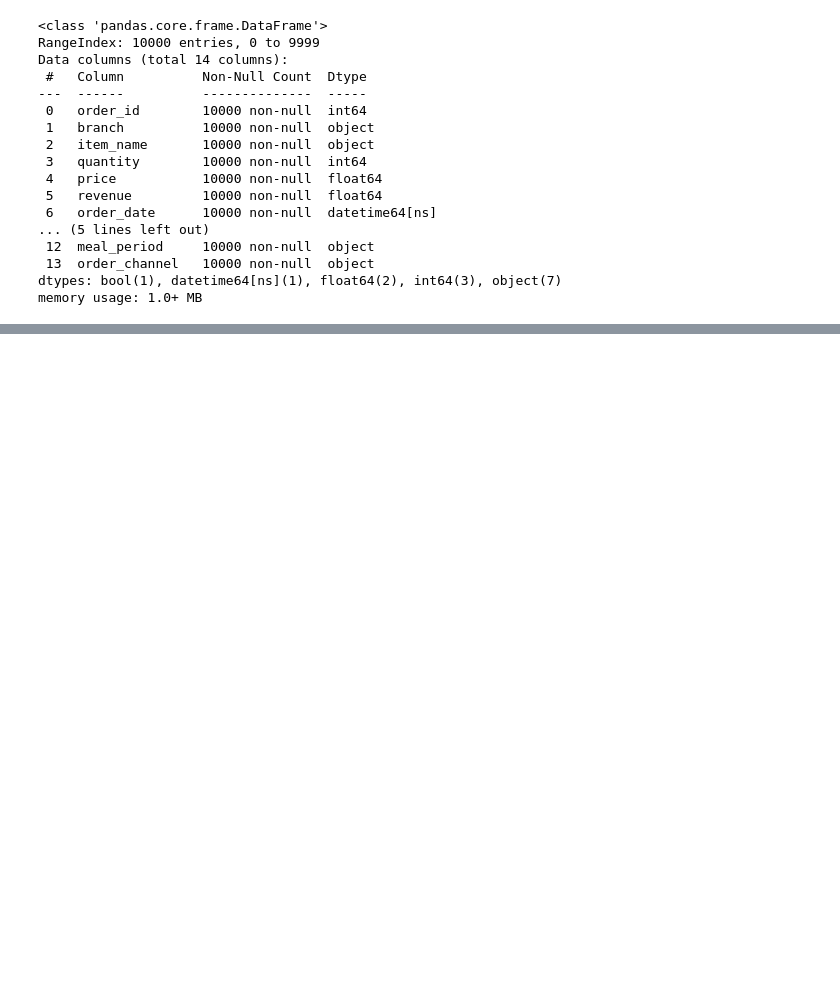
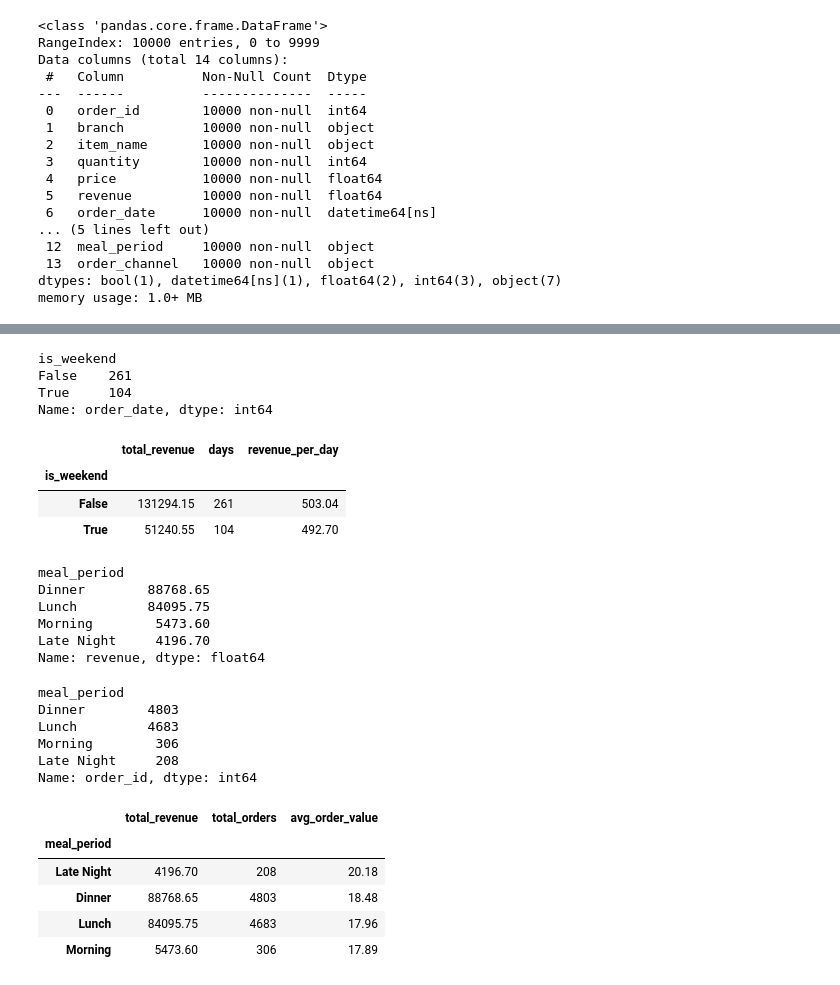
Before and after one commit to Rahmath007/yo-sushi-operations-analytics, a Jupyter notebook: notebooks/sales_analysis.ipynb, the cells around one changed output, grey strips where cells are left out. Drawn from its saved outputs; the diff is of its cells as text; code cells hidden in the pictures; blank space fills up the shorter version.

```diff
--- a/notebooks/sales_analysis.ipynb
+++ b/notebooks/sales_analysis.ipynb
@@ -128,0 +154,77 @@ Name: quantity, dtype: int64
+# %%
+sales_data.groupby("is_weekend")["order_date"].nunique()
+# %% [output]
+is_weekend
+False    261
+True     104
+Name: order_date, dtype: int64
+# %%
+weekend_analysis = (
+    sales_data.groupby("is_weekend")
+    .agg(
+        total_revenue=("revenue", "sum"),
+        days=("order_date", "nunique")
+    )
+)
+
+weekend_analysis["revenue_per_day"] = (
+    weekend_analysis["total_revenue"]
+    / weekend_analysis["days"]
+).round(2)
+
+weekend_analysis
+# %% [output]
+|  | total_revenue | days | revenue_per_day |
+| is_weekend |  |  |  |
+| False | 131294.15 | 261 | 503.04 |
+| True | 51240.55 | 104 | 492.70 |
+# %%
+meal_period_revenue = (
+    sales_data.groupby("meal_period")["revenue"]
+    .sum()
+    .round(2)
+    .sort_values(ascending=False)
+)
+
+print(meal_period_revenue)
+# %% [output]
+meal_period
+Dinner        88768.65
+Lunch         84095.75
+Morning        5473.60
+Late Night     4196.70
+Name: revenue, dtype: float64
+# %%
+sales_data.groupby("meal_period")["order_id"].count().sort_values(ascending=False)
+# %% [output]
+meal_period
+Dinner        4803
+Lunch         4683
+Morning        306
+Late Night     208
+Name: order_id, dtype: int64
+# %%
+meal_period_aov = (
+    sales_data.groupby("meal_period")
+    .agg(
+        total_revenue=("revenue", "sum"),
+        total_orders=("order_id", "count")
+    )
+)
+
+meal_period_aov["avg_order_value"] = (
+    meal_period_aov["total_revenue"]
+    / meal_period_aov["total_orders"]
+).round(2)
+
+meal_period_aov.sort_values(
+    "avg_order_value",
+    ascending=False
+)
+# %% [output]
+|  | total_revenue | total_orders | avg_order_value |
+| meal_period |  |  |  |
+| Late Night | 4196.70 | 208 | 20.18 |
+| Dinner | 88768.65 | 4803 | 18.48 |
+| Lunch | 84095.75 | 4683 | 17.96 |
+| Morning | 5473.60 | 306 | 17.89 |
```
Also changed, not shown: parts of 15 cells of this notebook.
